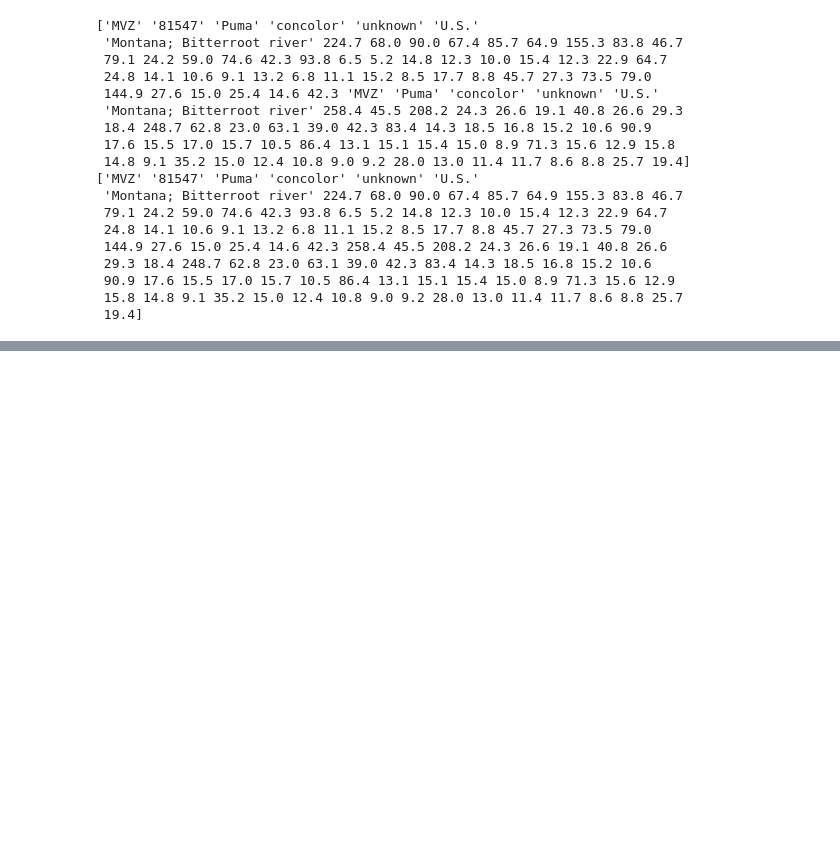
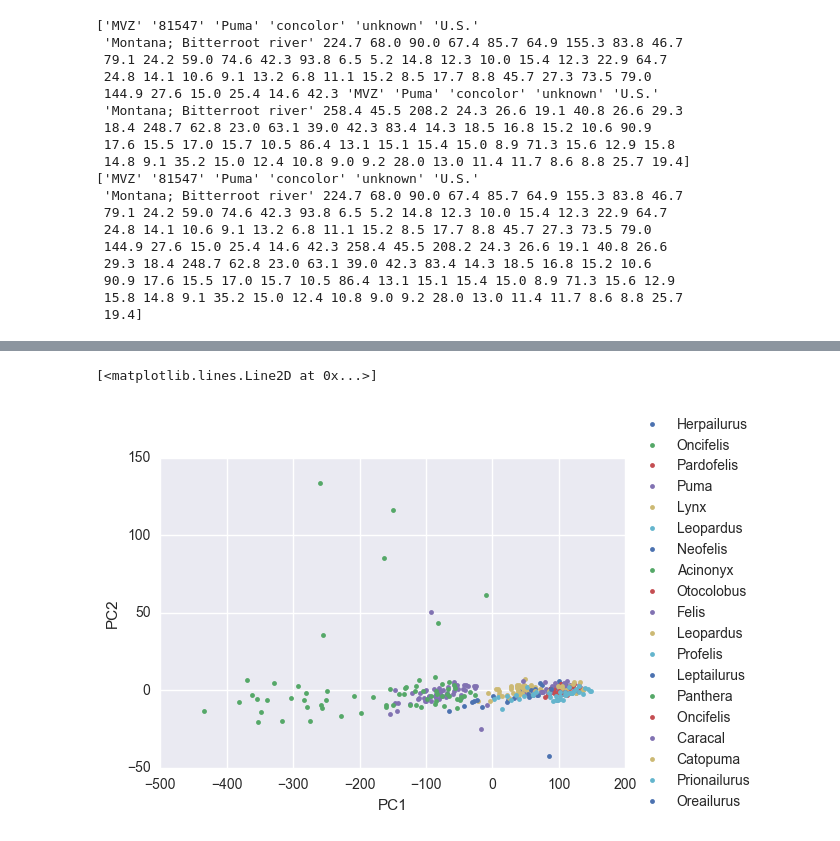
Before and after one commit to UW-Biol419-Wi2017/Feline-Bones-Final-Project, a Jupyter notebook: Master Notebook_Final Project.ipynb, the cells around one changed output, grey strips where cells are left out. Cells and saved outputs as stored; diff of their text form; code cells hidden in the pictures; blank space fills up the shorter version.

```diff
--- a/Master Notebook_Final Project.ipynb
+++ b/Master Notebook_Final Project.ipynb
@@ -127,0 +169,5 @@ ComboShared_filled_data=imp.fit_transform(ComboShared_NumData[:,7:])
+# %%
+test_train_pca(Cranial.Genus, Cranial_filled_data, Cranial_genusID, 0.9)
+# %% [output]
+[<matplotlib.lines.Line2D at 0x...>]
+[figure, added]
```
Also changed, not shown: parts of 8 cells of this notebook.
